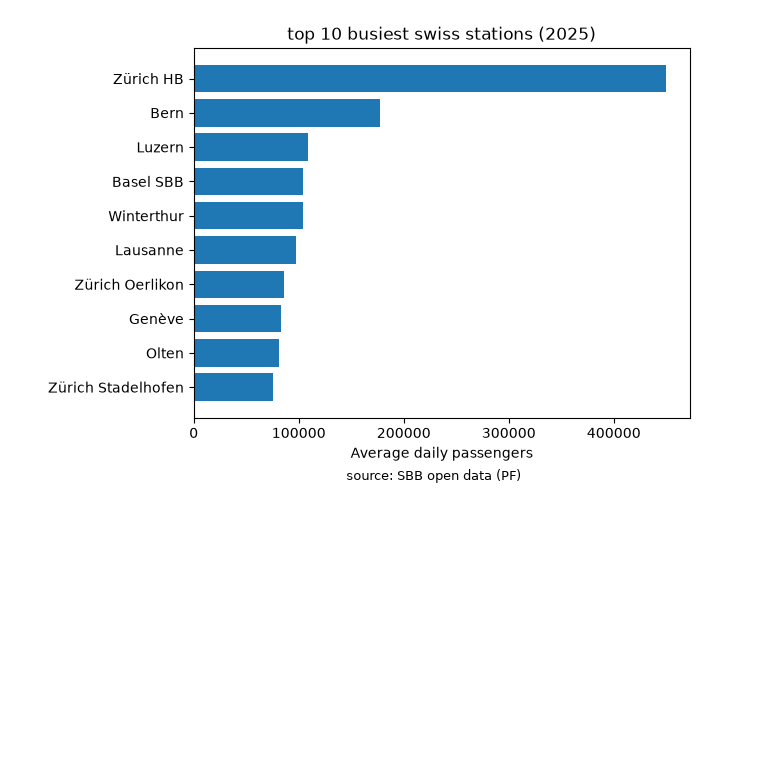
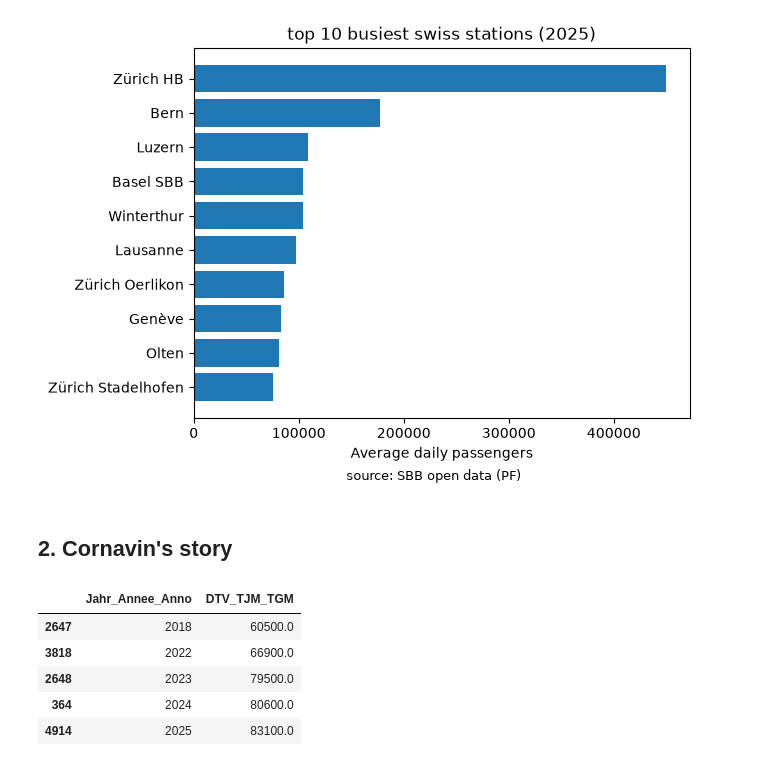
Before and after one commit to fatimaalame/seminaire-de-programmation, a Jupyter notebook: CW2_Ticket2Ride/ticket2ride.ipynb, the cells around one changed output. Cells and saved outputs as stored; diff of their text form; code cells hidden in the pictures; blank space fills up the shorter version.

```diff
--- a/CW2_Ticket2Ride/ticket2ride.ipynb
+++ b/CW2_Ticket2Ride/ticket2ride.ipynb
@@ -132,3 +132,16 @@ plt.figtext(
 plt.show()
 # %% [output]
 [figure]
+# %% [markdown]
+## 2. Cornavin's story
+# %%
+geneva = df[df["Bahnhof_Gare_Stazione"]=="Genève"]
+geneva = geneva.sort_values("Jahr_Annee_Anno")
+geneva[["Jahr_Annee_Anno","DTV_TJM_TGM"]]
+# %% [output]
+|  | Jahr_Annee_Anno | DTV_TJM_TGM |
+| 2647 | 2018 | 60500.0 |
+| 3818 | 2022 | 66900.0 |
+| 2648 | 2023 | 79500.0 |
+| 364 | 2024 | 80600.0 |
+| 4914 | 2025 | 83100.0 |
```
Also changed, not shown: parts of 6 cells of this notebook.
